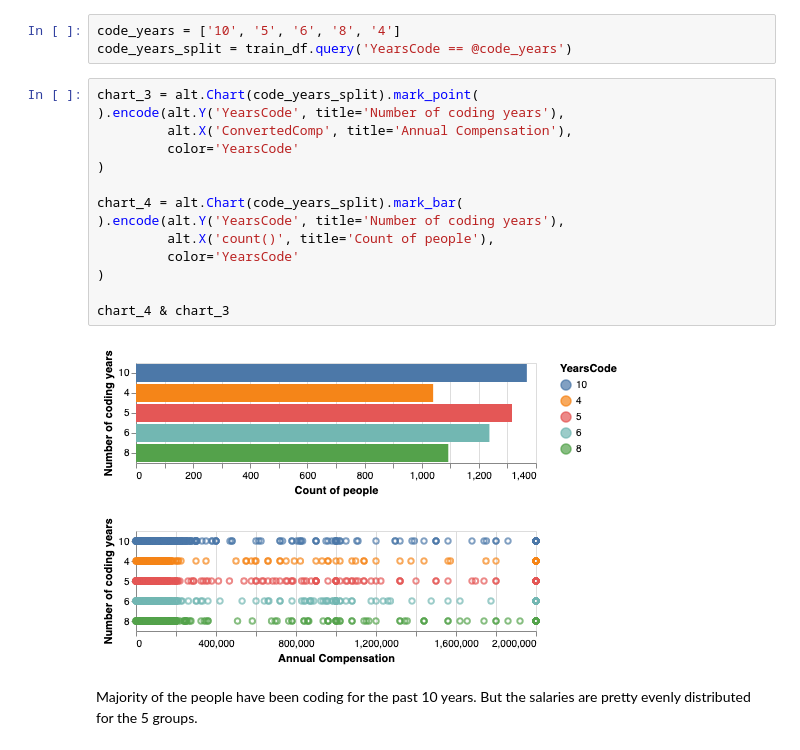
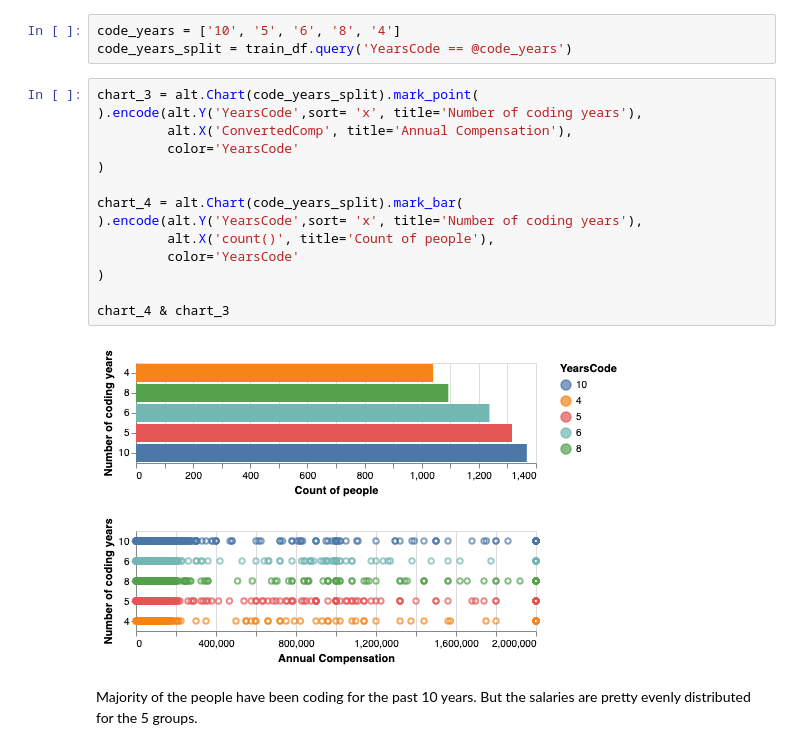
Before and after one commit to UBC-MDS/tech_salary_predictor_canada_us, a Jupyter notebook: src/EDA.ipynb, the cells around one changed output. Cells and saved outputs as stored; diff of their text form.

```diff
--- a/src/EDA.ipynb
+++ b/src/EDA.ipynb
@@ -104,20 +104,20 @@ code_years = ['10', '5', '6', '8', '4']
 code_years_split = train_df.query('YearsCode == @code_years')
 # %%
 chart_3 = alt.Chart(code_years_split).mark_point(
-).encode(alt.Y('YearsCode', title='Number of coding years'),
+).encode(alt.Y('YearsCode',sort= 'x', title='Number of coding years'),
          alt.X('ConvertedComp', title='Annual Compensation'),
          color='YearsCode'
 )
 
 chart_4 = alt.Chart(code_years_split).mark_bar(
-).encode(alt.Y('YearsCode', title='Number of coding years'),
+).encode(alt.Y('YearsCode',sort= 'x', title='Number of coding years'),
          alt.X('count()', title='Count of people'),
          color='YearsCode'
 )
 
 chart_4 & chart_3
 # %% [output]
-[figure, old version]
+[figure, new version]
 # %% [markdown]
 Majority of the people have been coding for the past 10 years. But the salaries are pretty evenly distributed for the 5 groups.
 # %%
```
Also changed, not shown: parts of 1 cell of this notebook, 1 other file.
